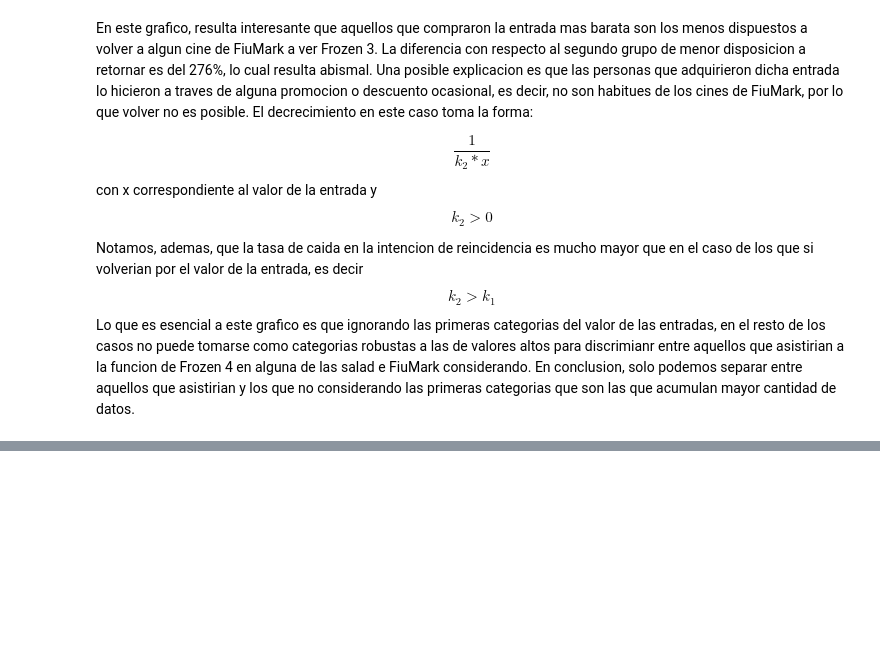
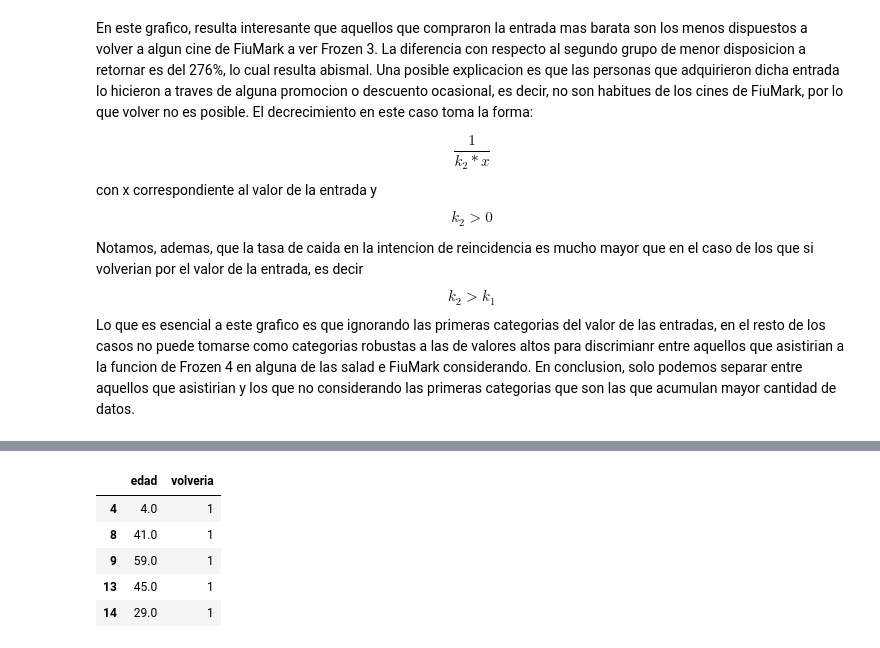
Before and after one commit to lionelguglielmone/OrgaDeCompusTP, a Jupyter notebook: tp1_main.ipynb, the cells around one changed output, grey strips where cells are left out. Saved outputs shown, nothing was run; the diff lists cells and outputs as text; code cells hidden in the pictures; blank space fills up the shorter version.

```diff
--- a/tp1_main.ipynb
+++ b/tp1_main.ipynb
@@ -534,0 +547,10 @@ Lo que es esencial a este grafico es que ignorando las primeras categorias del v
+# %%
+df_edad_vs_target_volverian = df_edad_vs_target_not_null[df_edad_vs_target_not_null['volveria']==1]
+df_edad_vs_target_volverian.head()
+# %% [output]
+|  | edad | volveria |
+| 4 | 4.0 | 1 |
+| 8 | 41.0 | 1 |
+| 9 | 59.0 | 1 |
+| 13 | 45.0 | 1 |
+| 14 | 29.0 | 1 |
```
Also changed, not shown: parts of 7 cells of this notebook.
